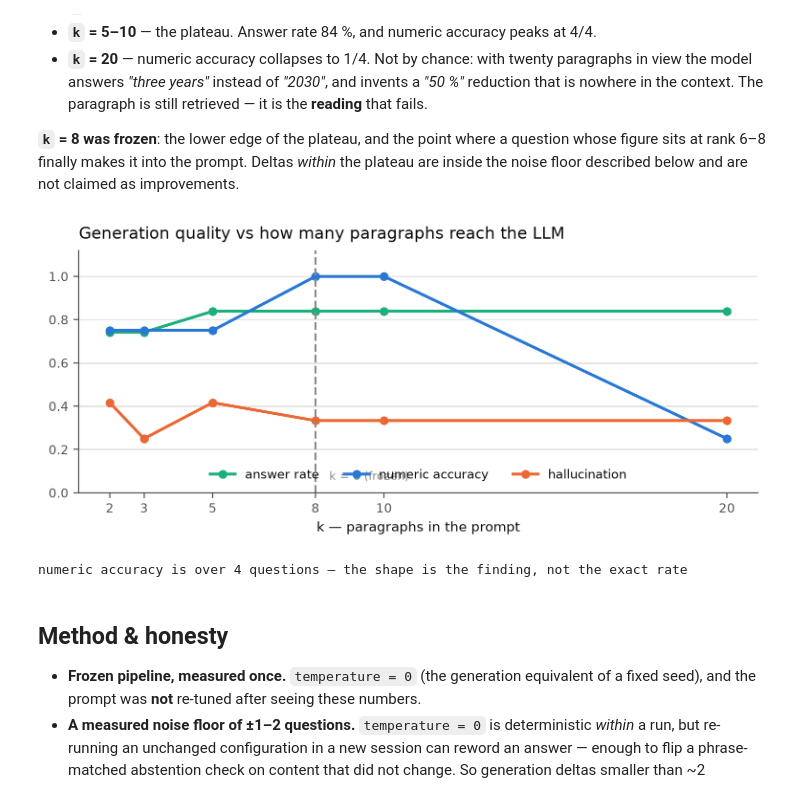
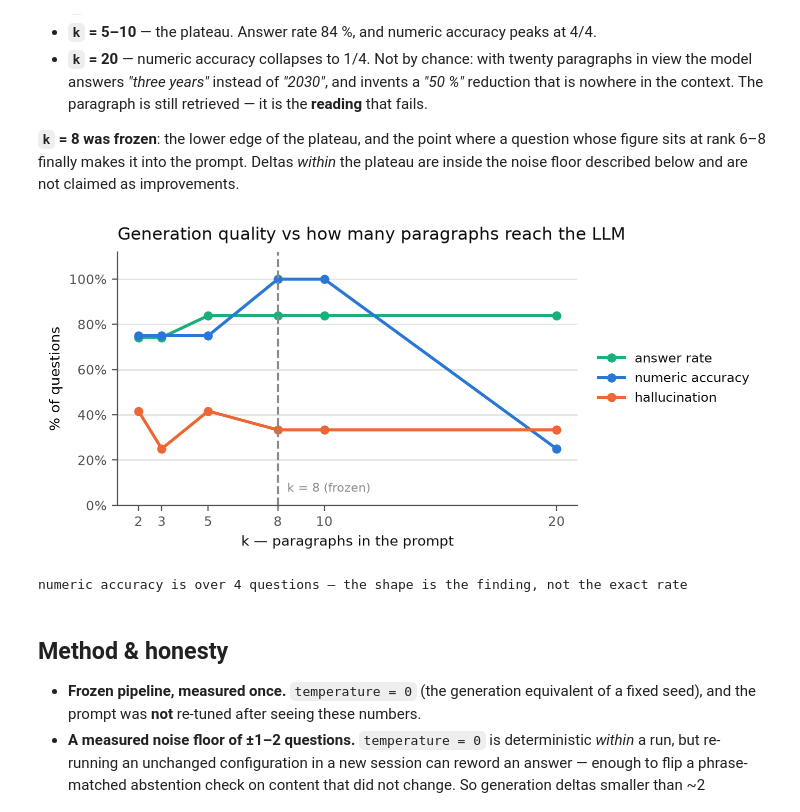
Before and after one commit to Helena-Alcolea/esrs-rag, a Jupyter notebook: notebooks/2-generation-evaluation.ipynb, the cells around one changed output. Drawn from its saved outputs; the diff is of its cells as text; code cells hidden in the pictures.

```diff
--- a/notebooks/2-generation-evaluation.ipynb
+++ b/notebooks/2-generation-evaluation.ipynb
@@ -180,21 +192,24 @@ floor described below and are not claimed as improvements.
 # %%
 ks = sorted(KSWEEP["por_k"], key=int)
 x = [int(k) for k in ks]
-fig, ax = plt.subplots(figsize=(7, 3.2))
+fig, ax = plt.subplots(figsize=(8.4, 3.2))
 for clave, etq, col in [("tasa_respuesta", "answer rate", OK),
                         ("acierto_numerico", "numeric accuracy", ABS),
                         ("alucinacion", "hallucination", BAD)]:
-    ax.plot(x, [KSWEEP["por_k"][k][clave] for k in ks], "-o", lw=2, ms=5,
+    ax.plot(x, [100*KSWEEP["por_k"][k][clave] for k in ks], "-o", lw=2, ms=5,
             color=col, label=etq)
 ax.axvline(8, color=GREY, lw=1.4, ls="--")
-ax.text(8.4, 0.06, "k = 8 (frozen)", color=GREY, fontsize=8)
-_limpia(ax, "Generation quality vs how many paragraphs reach the LLM", None, 1.12)
+ax.text(8.4, 6, "k = 8 (frozen)", color=GREY, fontsize=8)
+_limpia(ax, "Generation quality vs how many paragraphs reach the LLM",
+        "% of questions", 112)
+ax.yaxis.set_major_formatter(PercentFormatter(100, decimals=0))
 ax.set_xlabel("k — paragraphs in the prompt"); ax.set_xticks(x)
-ax.legend(frameon=False, fontsize=8.5, ncols=3, loc="lower center")
-plt.tight_layout(); plt.show()
+# Leyenda FUERA del área de dibujo: dentro chocaba con la anotación de k=8.
+ax.legend(frameon=False, fontsize=8.5, loc="center left", bbox_to_anchor=(1.02, 0.5))
+plt.tight_layout(rect=(0, 0, 0.80, 1)); plt.show()
 print("numeric accuracy is over 4 questions — the shape is the finding, not the exact rate")
 # %% [output]
-[figure, old version]
+[figure, new version]
 numeric accuracy is over 4 questions — the shape is the finding, not the exact rate
 # %% [markdown]
 ## Method & honesty
```
Also changed, not shown: parts of 5 cells of this notebook, 1 other file.
